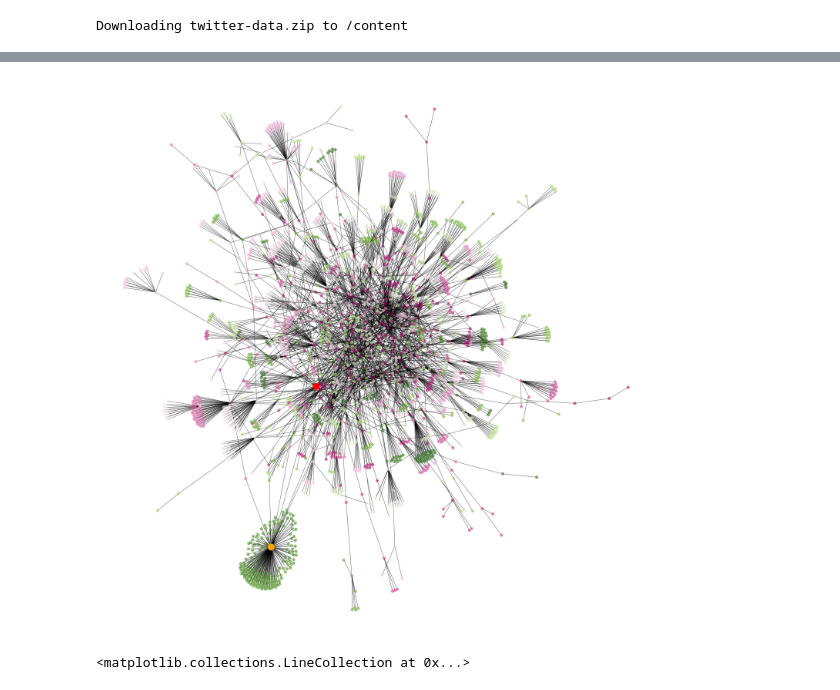
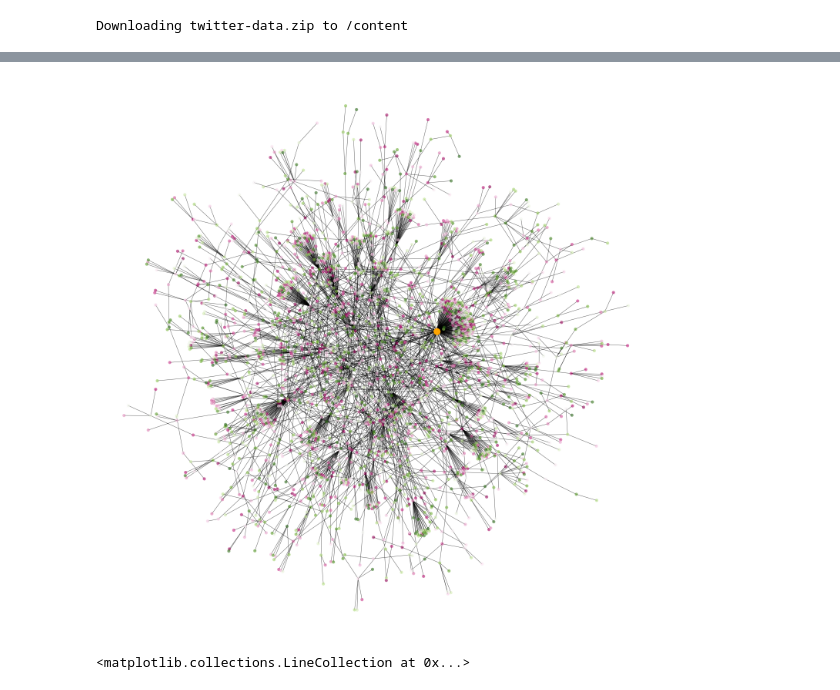
Before and after one commit to ab17254/dissertation, a Jupyter notebook: analysis.ipynb, the cells around one changed output, grey strips where cells are left out. Saved outputs shown, nothing was run; the diff lists cells and outputs as text; code cells hidden in the pictures.

```diff
--- a/analysis.ipynb
+++ b/analysis.ipynb
@@ -94,11 +137,13 @@ interactions_df = interactions_df.replace('nan', np.nan)
 interactions_df = interactions_df.dropna()
 # %%
 interactions_df['user_username'] = interactions_df['user_username'].astype('str')
-interactions_df['mentioned_users'] = interactions_df['mentioned_users'].astype('str')
+interactions_df['quotedTweet_username'] = interactions_df['quotedTweet_username'].astype('str')
 # %%
 interactions_df=interactions_df.drop([1,2])
+# %%
+interactions_sample = interactions_df.sample(n=5000)
 # %%
-graph = nx.from_pandas_edgelist(interactions_df, 'user_username', 'mentioned_users')
+graph = nx.from_pandas_edgelist(interactions_sample, 'user_username', 'quotedTweet_username')
 pos = nx.spring_layout(graph)
 # %%
 f, ax = plt.subplots(figsize=(10, 10))
@@ -169,15 +214,15 @@ the node with id [['theresa_may']] has a betweenness centrality of 0.19 which is
 # %%
 node_and_degree = largest_subgraph.degree()
-colors_central_nodes = ['orange', 'red']
-central_nodes = ['DrTeckKhong',"[['theresa_may']]"]
+colors_central_nodes = ['orange']
+central_nodes = ['jeremycorbyn']
 pos = nx.spring_layout(largest_subgraph, k=0.05)
 # %%
 plt.figure(figsize = (20,20))
-nx.draw(largest_subgraph, pos=pos, node_color=range(2336), cmap=plt.cm.PiYG, edge_color="black", linewidths=0.3, node_size=60, alpha=0.6, with_labels=False)
+nx.draw(largest_subgraph, pos=pos, node_color=range(2774), cmap=plt.cm.PiYG, edge_color="black", linewidths=0.3, node_size=60, alpha=0.6, with_labels=False)
 nx.draw_networkx_nodes(largest_subgraph, pos=pos, nodelist=central_nodes, node_size=300, node_color=colors_central_nodes)
 plt.show()
 # %% [output]
-[figure, old version]
+[figure, new version]
 # %%
 from community import community_louvain
 partition = community_louvain.best_partition(largest_subgraph)
```
Also changed, not shown: parts of 31 cells of this notebook.
